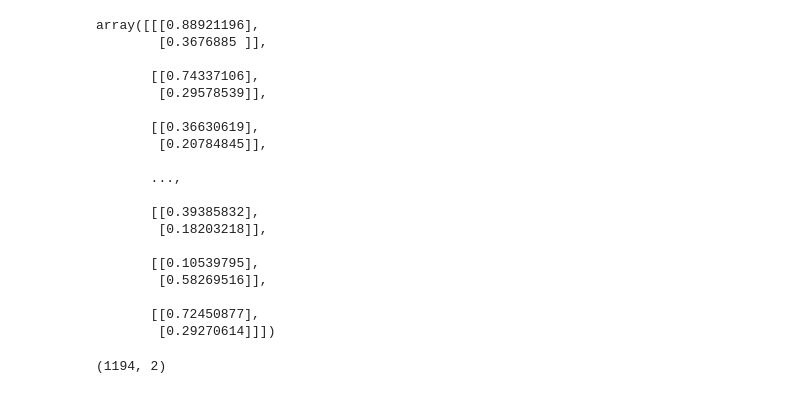
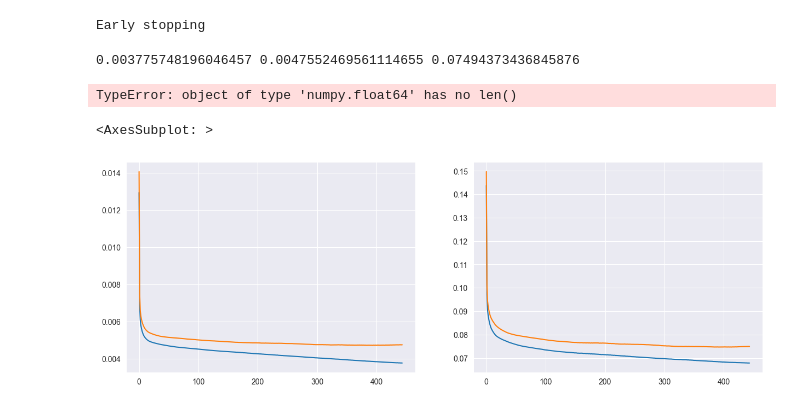
Before and after one commit to vornao/neural-network-from-scratch, a Jupyter notebook: notebooks/test_gs.ipynb, the cells around one changed output. Cells and saved outputs as stored; diff of their text form; code cells hidden in the pictures.

```diff
--- a/notebooks/test_gs.ipynb
+++ b/notebooks/test_gs.ipynb
@@ -19,33 +21,35 @@ model = Network(9)
 model.add_layer(2, ReLU())
 model.add_layer(2, Sigmoid())
 # %%
-X, y, scaler = load_cup(validation=False, scale_outputs=True)
-y
+x_train, x_val, y_train, y_val,  scaler = load_cup(validation=True, scale_outputs=True)
-# %% [output]
-array([[[0.88921196],
-        [0.3676885 ]],
-
-       [[0.74337106],
-        [0.29578539]],
-
-       [[0.36630619],
-        [0.20784845]],
-
-       ...,
-
-       [[0.39385832],
-        [0.18203218]],
-
-       [[0.10539795],
-        [0.58269516]],
-
-       [[0.72450877],
-        [0.29270614]]])
+# %%
+model = Network(9)
+model.add_layer(32, ReLU())
+model.add_layer(2, Sigmoid())
+stats=model.train(train=(x_train,y_train),validation=(x_val,y_val),epochs= 1000,eta= 0.05, callbacks=[EarlyStopping(patience=50)], metric=MeanEuclideanError(), loss= MeanSquaredError())
+print(stats)
+# %% [output]
+Early stopping
+# %%
+print(stats['train_loss'][-1], stats['val_loss'][-1],stats['val_acc'][-1])
+# %% [output]
+0.003775748196046457 0.0047552469561114655 0.07494373436845876
 # %%
+X=np.append(x_train, y_train)
 outs= model.multiple_outputs(X)
 outs.shape = outs.shape[0], outs.shape[1],
 outs.shape
 # %% [output]
-(1194, 2)
+TypeError: object of type 'numpy.float64' has no len()
+# %%
+fig, axs = plt.subplots(1, 2, figsize=(15, 5))
+
+sns.lineplot(stats['train_loss'], ax=axs[0])
+sns.lineplot(stats['val_loss'], ax=axs[0])
+sns.lineplot(stats['train_acc'], ax=axs[1])
+sns.lineplot(stats['val_acc'], ax=axs[1])
+# %% [output]
+<AxesSubplot: >
+[figure, added]
 # %%
 scaler.inverse_transform(outs)
```
Also changed, not shown: parts of 4 cells of this notebook.
